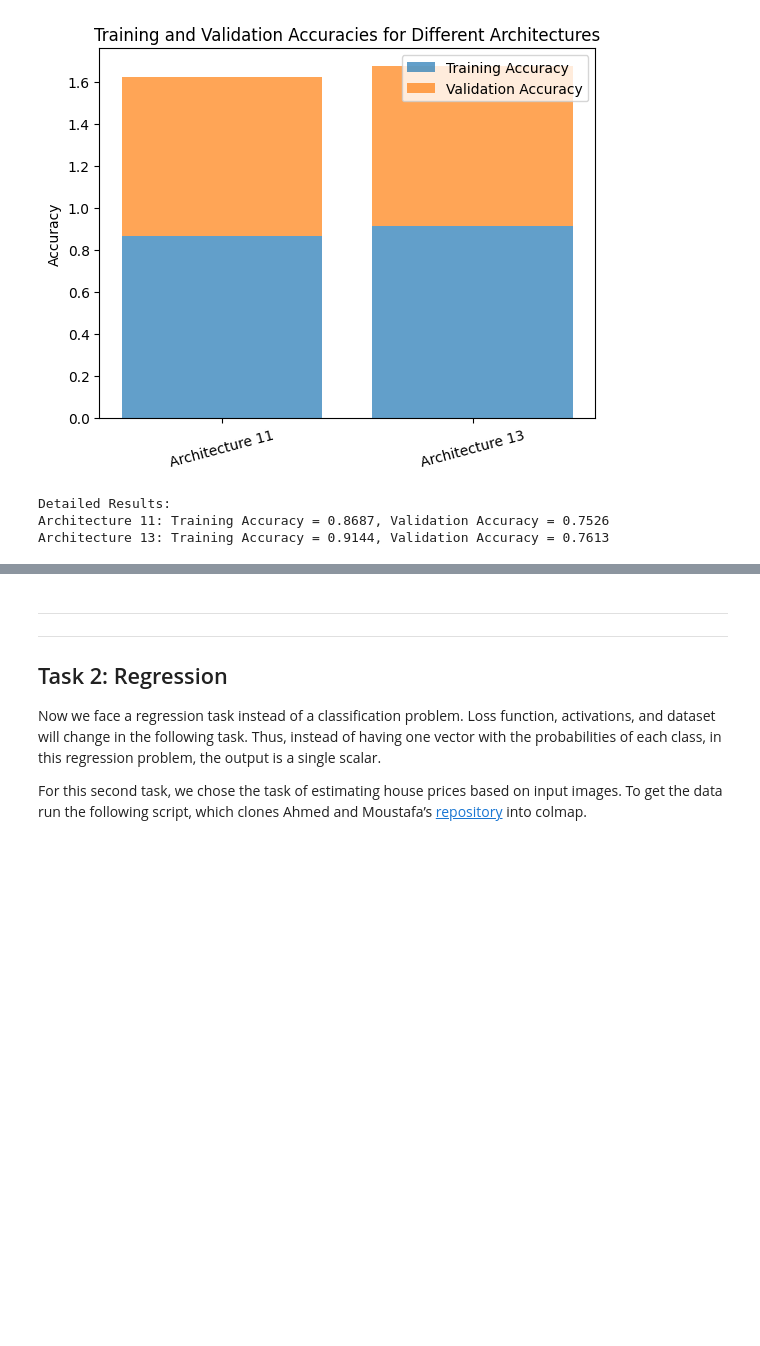
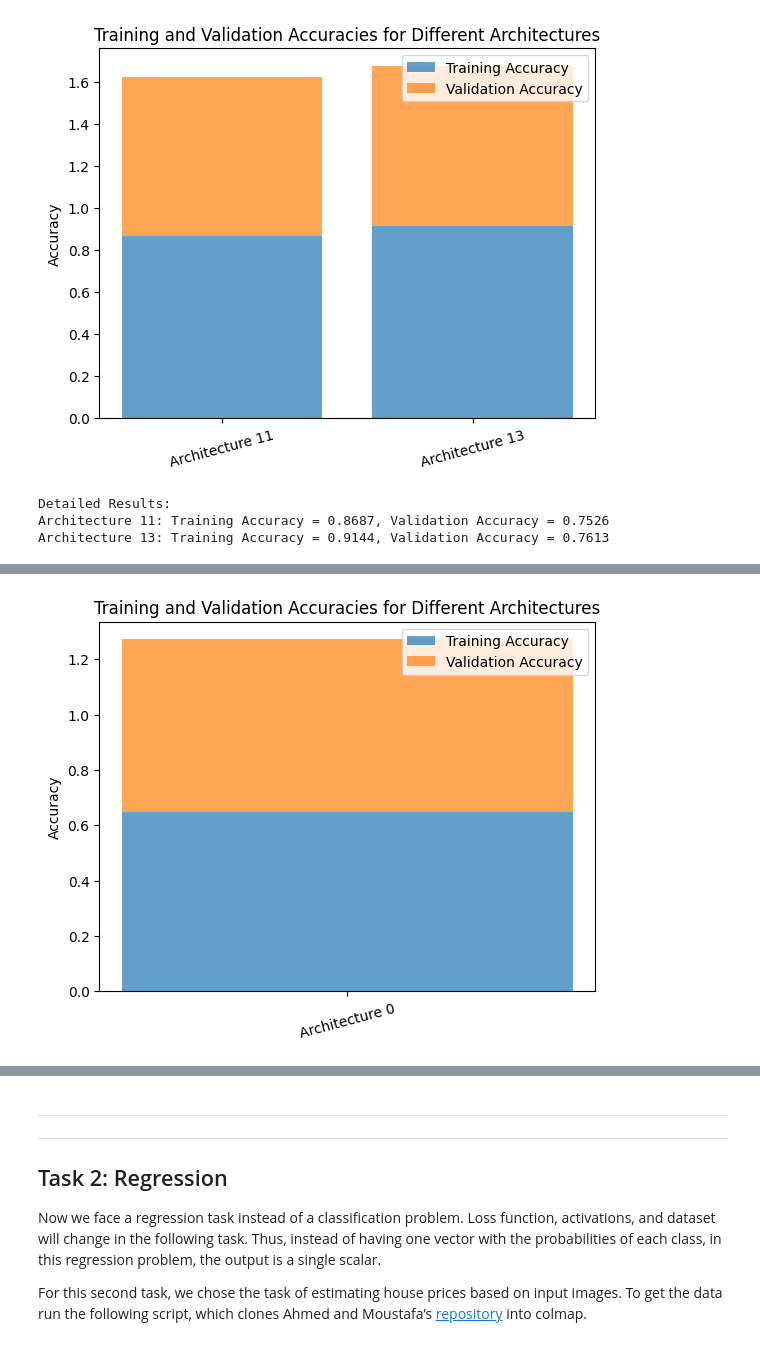
Before and after one commit to cddaaaa1/deep-learning-course, a Jupyter notebook: 02_CNN_Introduction.ipynb, the cells around one changed output, grey strips where cells are left out. Saved outputs shown, nothing was run; the diff lists cells and outputs as text; code cells hidden in the pictures; blank space fills up the shorter version.

Commit message:
task1 update

```diff
--- a/02_CNN_Introduction.ipynb
+++ b/02_CNN_Introduction.ipynb
@@ -1752,0 +1631,18 @@ Architecture 13:
+# %%
+import tensorflow as tf
+from keras.models import Sequential
+from keras.layers import Dense, Activation, Conv2D, MaxPooling2D, AveragePooling2D, Flatten, GlobalAveragePooling2D, LeakyReLU
+from keras.optimizers import RMSprop
+from tensorflow.keras.utils import to_categorical
+from keras.callbacks import EarlyStopping
+from keras.datasets import cifar10
+import matplotlib.pyplot as plt
+
+# Load the CIFAR-10 dataset
+(x_train, y_train), (x_test, y_test) = cifar10.load_data()
+
+# Normalize and preprocess the data
+x_train = x_train.astype('float32') / 255
+x_test = x_test.astype('float32') / 255
+y_train_class = to_categorical(y_train, 10)
+y_test_class = to_categorical(y_test, 10)
@@ -1752,0 +1770,60 @@ Architecture 13:
+# %%
+import matplotlib.pyplot as plt
+from keras.models import load_model
+from keras.datasets import cifar10
+from tensorflow.keras.utils import to_categorical
+import glob
+
+# Load CIFAR-10 dataset and preprocess it
+(x_train, y_train), (x_test, y_test) = cifar10.load_data()
+x_train = x_train.astype('float32') / 255
+x_test = x_test.astype('float32') / 255
+y_train_class = to_categorical(y_train, 10)
+y_test_class = to_categorical(y_test, 10)
+
+#List of saved model filenames and their corresponding architecture names
+model_filenames = [
+    ("/content/drive/MyDrive/DeepLearning/Task1/Architecture_0.h5", "Architecture 0"),
+    ("/content/drive/MyDrive/DeepLearning/Task1/Architecture_1.h5", "Architecture 1"),
+]
+
+# directory_path = "/content/drive/MyDrive/"
+# model_filenames = [
+#     (file_path, file_path.split("/")[-1].replace(".h5", ""))
+#     for file_path in glob.glob(f"{directory_path}Architecture *.h5")
+# ]
+
+# Evaluate each model
+results = {}
+for filename, name in model_filenames:
+    model = load_model(filename)
+    train_score = model.evaluate(x_train, y_train_class, verbose=0)
+    val_score = model.evaluate(x_test, y_test_class, verbose=0)
+    results[name] = {
+        "train_loss": train_score[0],
+        "train_accuracy": train_score[1],
+        "val_loss": val_score[0],
+        "val_accuracy": val_score[1],
+    }
+
+# Extract metrics for plotting
+names = list(results.keys())
+train_accuracies = [results[name]["train_accuracy"] for name in names]
+val_accuracies = [results[name]["val_accuracy"] for name in names]
+
+# Plot the results
+plt.bar(names, train_accuracies, label='Training Accuracy', alpha=0.7)
+plt.bar(names, val_accuracies, label='Validation Accuracy', alpha=0.7, bottom=train_accuracies)
+plt.ylabel('Accuracy')
+plt.title('Training and Validation Accuracies for Different Architectures')
+plt.xticks(rotation=15)
+plt.legend()
+plt.show()
+
+# Print detailed results
+print("\nDetailed Results:")
+for name, metrics in results.items():
+    print(f"{name}:")
+    print(f"  Training Loss = {metrics['train_loss']:.4f}, Training Accuracy = {metrics['train_accuracy']:.4f}")
+    print(f"  Validation Loss = {metrics['val_loss']:.4f}, Validation Accuracy = {metrics['val_accuracy']:.4f}")
+# %% [output]
@@ -1752,0 +1831 @@ Architecture 13:
+[figure, added]
```
Also changed, not shown: parts of 16 cells of this notebook.
